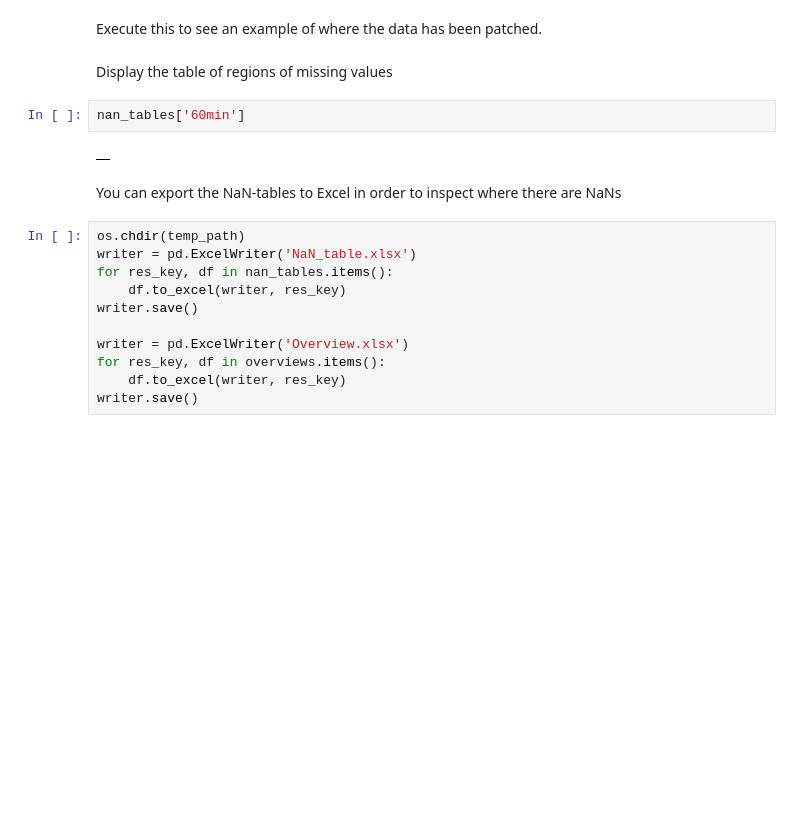
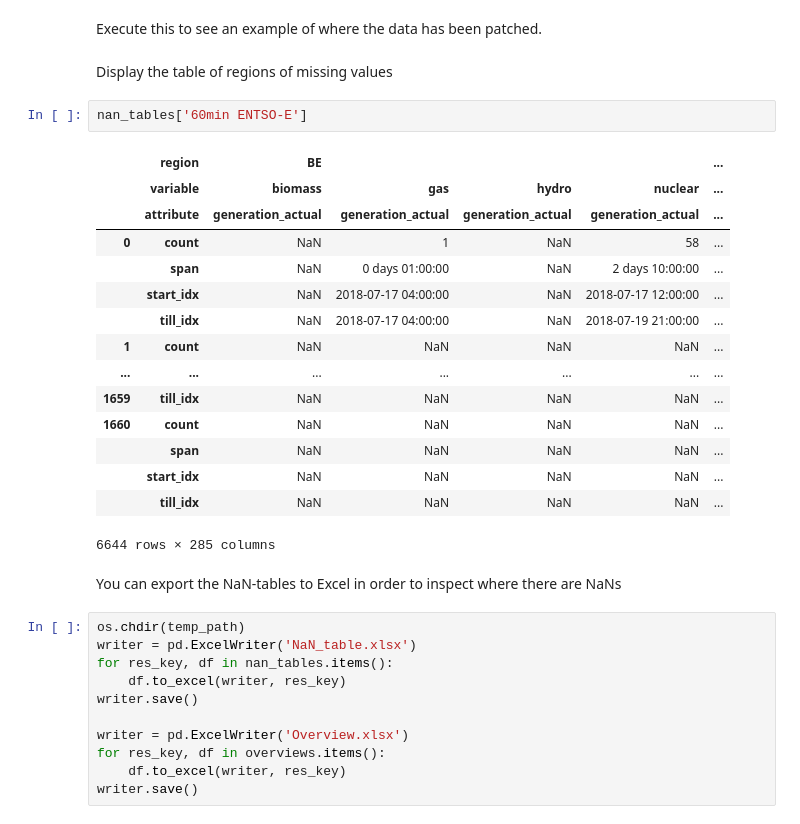
Before and after one commit to JanFrederickUnnewehr/time_series, a Jupyter notebook: processing.ipynb, the cells around one changed output. Saved outputs shown, nothing was run; the diff lists cells and outputs as text; blank space fills up the shorter version.

Commit message:
fix start end date

```diff
--- a/processing.ipynb
+++ b/processing.ipynb
@@ -522,9 +523,23 @@ Execute this to see an example of where the data has been patched.
 # %% [markdown]
 Display the table of regions of missing values
 # %%
-nan_tables['60min']
+nan_tables['60min ENTSO-E']
 # %% [output]
-|  |
+|  | region | BE |  |  |  | ... |
+|  | variable | biomass | gas | hydro | nuclear | ... |
+|  | attribute | generation_actual | generation_actual | generation_actual | generation_actual | ... |
+| 0 | count | NaN | 1 | NaN | 58 | ... |
+|  | span | NaN | 0 days 01:00:00 | NaN | 2 days 10:00:00 | ... |
+|  | start_idx | NaN | 2018-07-17 04:00:00 | NaN | 2018-07-17 12:00:00 | ... |
+|  | till_idx | NaN | 2018-07-17 04:00:00 | NaN | 2018-07-19 21:00:00 | ... |
+| 1 | count | NaN | NaN | NaN | NaN | ... |
+| ... | ... | ... | ... | ... | ... | ... |
+| 1659 | till_idx | NaN | NaN | NaN | NaN | ... |
+| 1660 | count | NaN | NaN | NaN | NaN | ... |
+|  | span | NaN | NaN | NaN | NaN | ... |
+|  | start_idx | NaN | NaN | NaN | NaN | ... |
+|  | till_idx | NaN | NaN | NaN | NaN | ... |
+6644 rows × 285 columns
 # %% [markdown]
 You can export the NaN-tables to Excel in order to inspect where there are NaNs
 # %%
```
Also changed, not shown: parts of 14 cells of this notebook, 2 other files.
